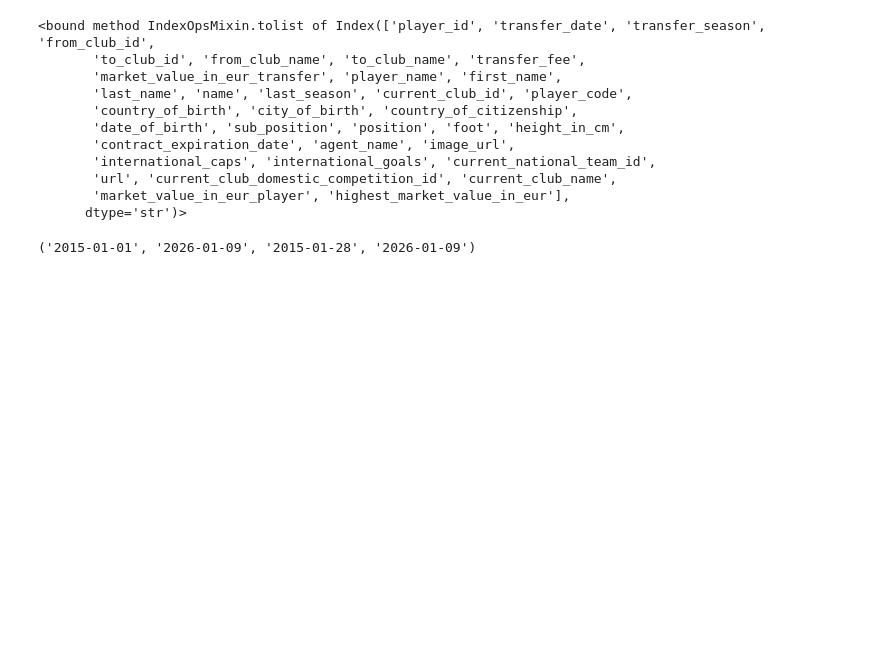
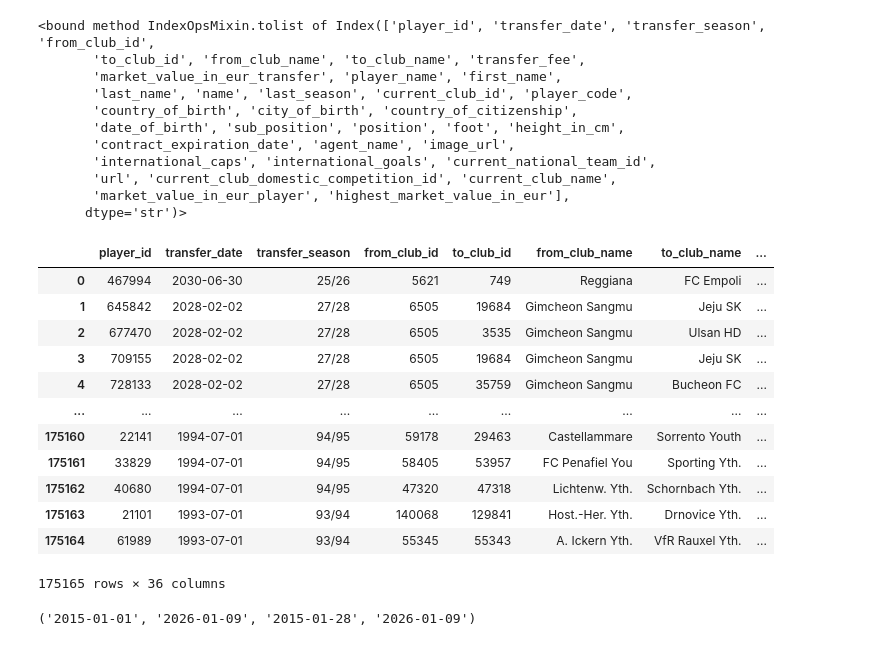
Before and after one commit to detchampenBo/Go_Nuts_repos, a Jupyter notebook: pnas_report/notebooks/dataclean.ipynb, the cells around one changed output. Saved outputs shown, nothing was run; the diff lists cells and outputs as text; code cells hidden in the pictures; blank space fills up the shorter version.

```diff
--- a/pnas_report/notebooks/dataclean.ipynb
+++ b/pnas_report/notebooks/dataclean.ipynb
@@ -74,7 +74,21 @@ transfers_with_players['age_when_transferred'] = (
     )
 ).astype('Int64')
 # %%
-#transfers_with_players['age_when_transferred'].tolist()
+transfers_with_players
+# %% [output]
+|  | player_id | transfer_date | transfer_season | from_club_id | to_club_id | from_club_name | to_club_name | ... |
+| 0 | 467994 | 2030-06-30 | 25/26 | 5621 | 749 | Reggiana | FC Empoli | ... |
+| 1 | 645842 | 2028-02-02 | 27/28 | 6505 | 19684 | Gimcheon Sangmu | Jeju SK | ... |
+| 2 | 677470 | 2028-02-02 | 27/28 | 6505 | 3535 | Gimcheon Sangmu | Ulsan HD | ... |
+| 3 | 709155 | 2028-02-02 | 27/28 | 6505 | 19684 | Gimcheon Sangmu | Jeju SK | ... |
+| 4 | 728133 | 2028-02-02 | 27/28 | 6505 | 35759 | Gimcheon Sangmu | Bucheon FC | ... |
+| ... | ... | ... | ... | ... | ... | ... | ... | ... |
+| 175160 | 22141 | 1994-07-01 | 94/95 | 59178 | 29463 | Castellammare | Sorrento Youth | ... |
+| 175161 | 33829 | 1994-07-01 | 94/95 | 58405 | 53957 | FC Penafiel You | Sporting Yth. | ... |
+| 175162 | 40680 | 1994-07-01 | 94/95 | 47320 | 47318 | Lichtenw. Yth. | Schornbach Yth. | ... |
+| 175163 | 21101 | 1993-07-01 | 93/94 | 140068 | 129841 | Host.-Her. Yth. | Drnovice Yth. | ... |
+| 175164 | 61989 | 1993-07-01 | 93/94 | 55345 | 55343 | A. Ickern Yth. | VfR Rauxel Yth. | ... |
+175165 rows × 36 columns
 # %%
 date_range = transfer_date.between('2015-01-01', '2026-01-09')
 players_20_plus = transfers_with_players[date_range & (transfers_with_players['age_when_transferred'] >= 20)].copy()
```
Also changed, not shown: parts of 1 cell of this notebook.
